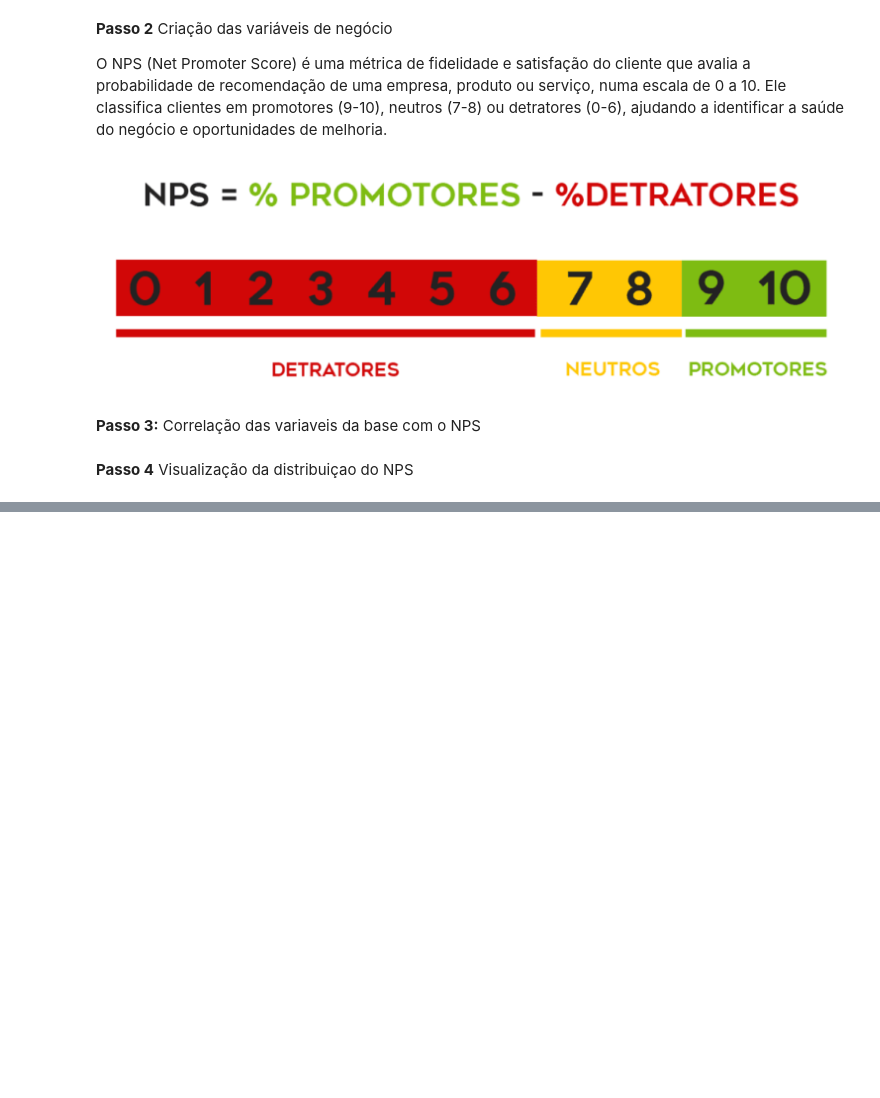
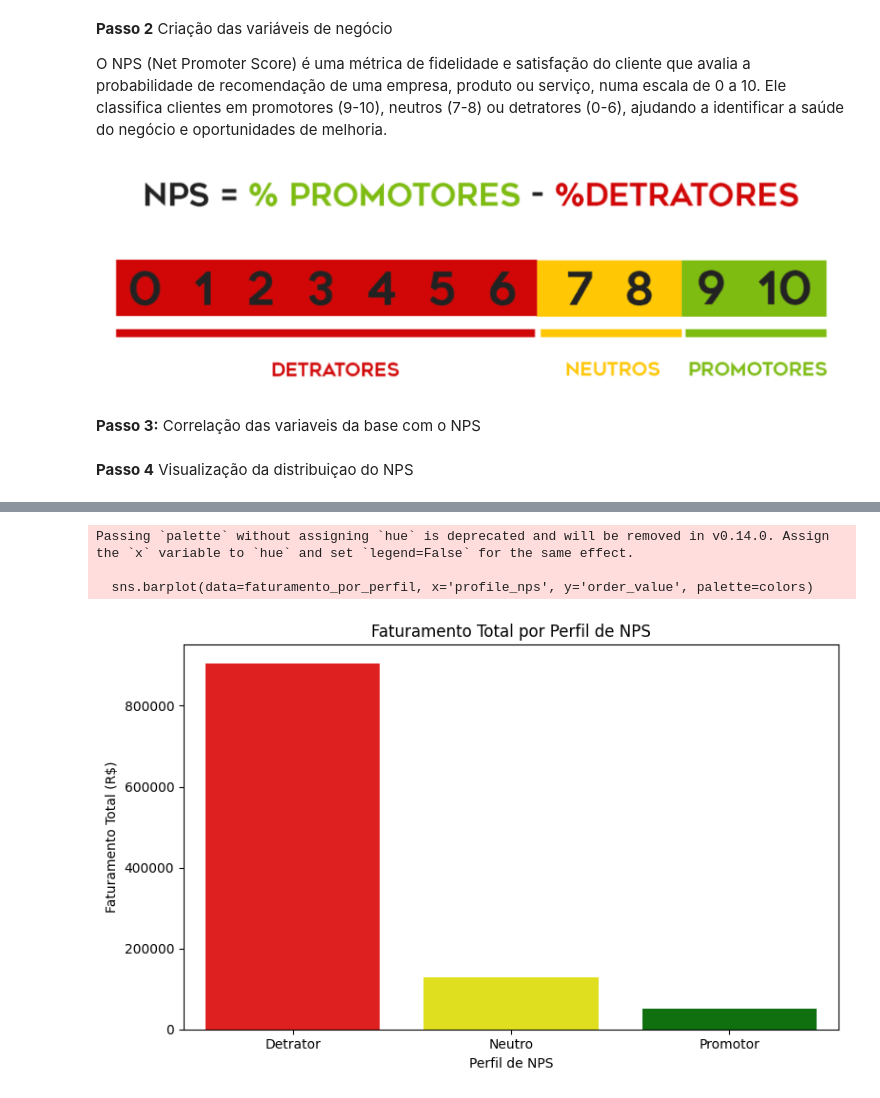
Before and after one commit to vanessahay/1IAST-TechChallenge, a Jupyter notebook: Notebook/01_eda_csv_toPandas.ipynb, the cells around one changed output, grey strips where cells are left out. Drawn from its saved outputs; the diff is of its cells as text; code cells hidden in the pictures; blank space fills up the shorter version.

```diff
--- a/Notebook/01_eda_csv_toPandas.ipynb
+++ b/Notebook/01_eda_csv_toPandas.ipynb
@@ -210,0 +239,16 @@ plt.show()
+# %%
+# Visualização comparando o faturamento total por perfil de NPS
+faturamento_por_perfil = df_full_nps.groupby('profile_nps')['order_value'].sum().reset_index()
+
+plt.figure(figsize=(8, 5))
+sns.barplot(data=faturamento_por_perfil, x='profile_nps', y='order_value', palette=colors)
+plt.title('Faturamento Total por Perfil de NPS')
+plt.xlabel('Perfil de NPS')
+plt.ylabel('Faturamento Total (R$)')
+plt.tight_layout()
+plt.show()
+# %% [output]
+Passing `palette` without assigning `hue` is deprecated and will be removed in v0.14.0. Assign the `x` variable to `hue` and set `legend=False` for the same effect.
+
+  sns.barplot(data=faturamento_por_perfil, x='profile_nps', y='order_value', palette=colors)
+[figure, added]
```
Also changed, not shown: parts of 5 cells of this notebook.
